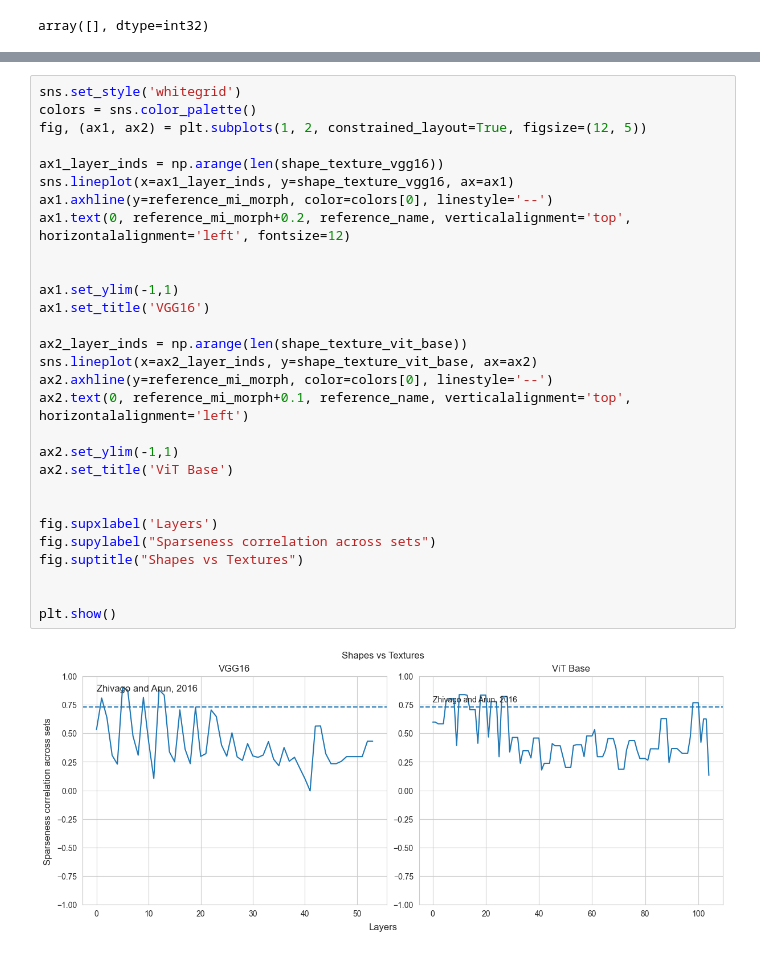
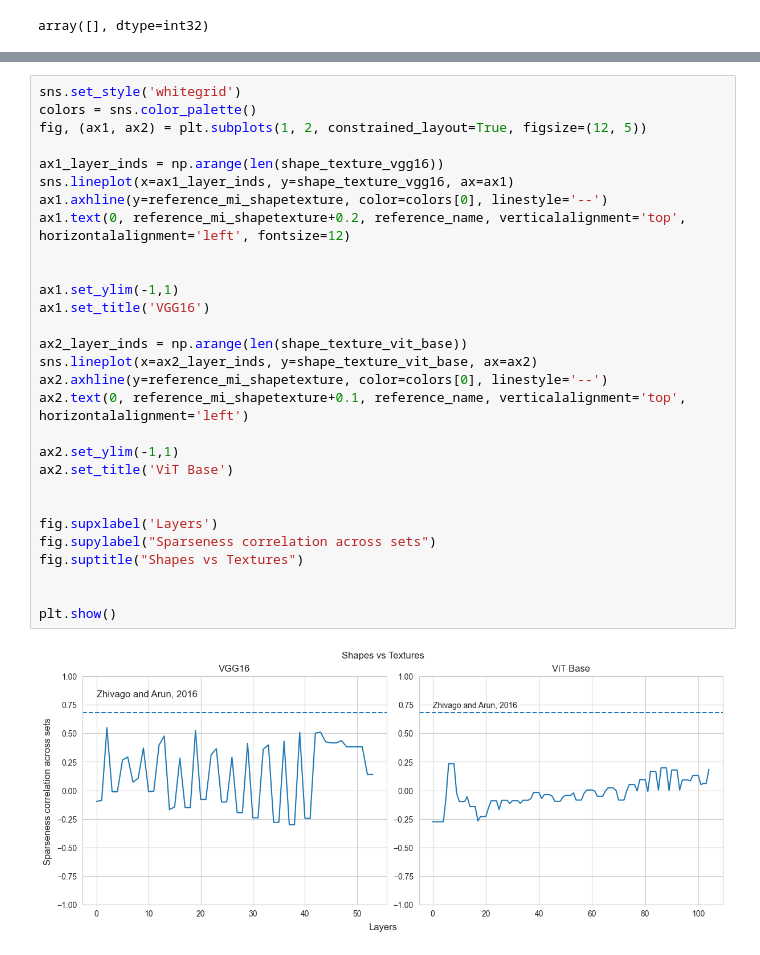
Before and after one commit to niranjanrajesh02/dnn_perception_expts, a Jupyter notebook: exp05_correlated_sparseness/results/plot.ipynb, the cells around one changed output, grey strips where cells are left out. Saved outputs shown, nothing was run; the diff lists cells and outputs as text.

```diff
--- a/exp05_correlated_sparseness/results/plot.ipynb
+++ b/exp05_correlated_sparseness/results/plot.ipynb
@@ -79,31 +79,31 @@ plt.show()
 # %%
 sns.set_style('whitegrid')
 colors = sns.color_palette()
 fig, (ax1, ax2) = plt.subplots(1, 2, constrained_layout=True, figsize=(12, 5))
 
 ax1_layer_inds = np.arange(len(shape_texture_vgg16))
 sns.lineplot(x=ax1_layer_inds, y=shape_texture_vgg16, ax=ax1)
-ax1.axhline(y=reference_mi_morph, color=colors[0], linestyle='--')
-ax1.text(0, reference_mi_morph+0.2, reference_name, verticalalignment='top', horizontalalignment='left', fontsize=12)
+ax1.axhline(y=reference_mi_shapetexture, color=colors[0], linestyle='--')
+ax1.text(0, reference_mi_shapetexture+0.2, reference_name, verticalalignment='top', horizontalalignment='left', fontsize=12)
 
 
 ax1.set_ylim(-1,1)
 ax1.set_title('VGG16')
 
 ax2_layer_inds = np.arange(len(shape_texture_vit_base))
 sns.lineplot(x=ax2_layer_inds, y=shape_texture_vit_base, ax=ax2)
-ax2.axhline(y=reference_mi_morph, color=colors[0], linestyle='--')
-ax2.text(0, reference_mi_morph+0.1, reference_name, verticalalignment='top', horizontalalignment='left')
+ax2.axhline(y=reference_mi_shapetexture, color=colors[0], linestyle='--')
+ax2.text(0, reference_mi_shapetexture+0.1, reference_name, verticalalignment='top', horizontalalignment='left')
 
 ax2.set_ylim(-1,1)
 ax2.set_title('ViT Base')
 
 
 fig.supxlabel('Layers')
 fig.supylabel("Sparseness correlation across sets")
 fig.suptitle("Shapes vs Textures")
 
 
 plt.show()
 # %% [output]
-[figure, old version]
+[figure, new version]
```
Also changed, not shown: parts of 2 cells of this notebook, 8 other files.
